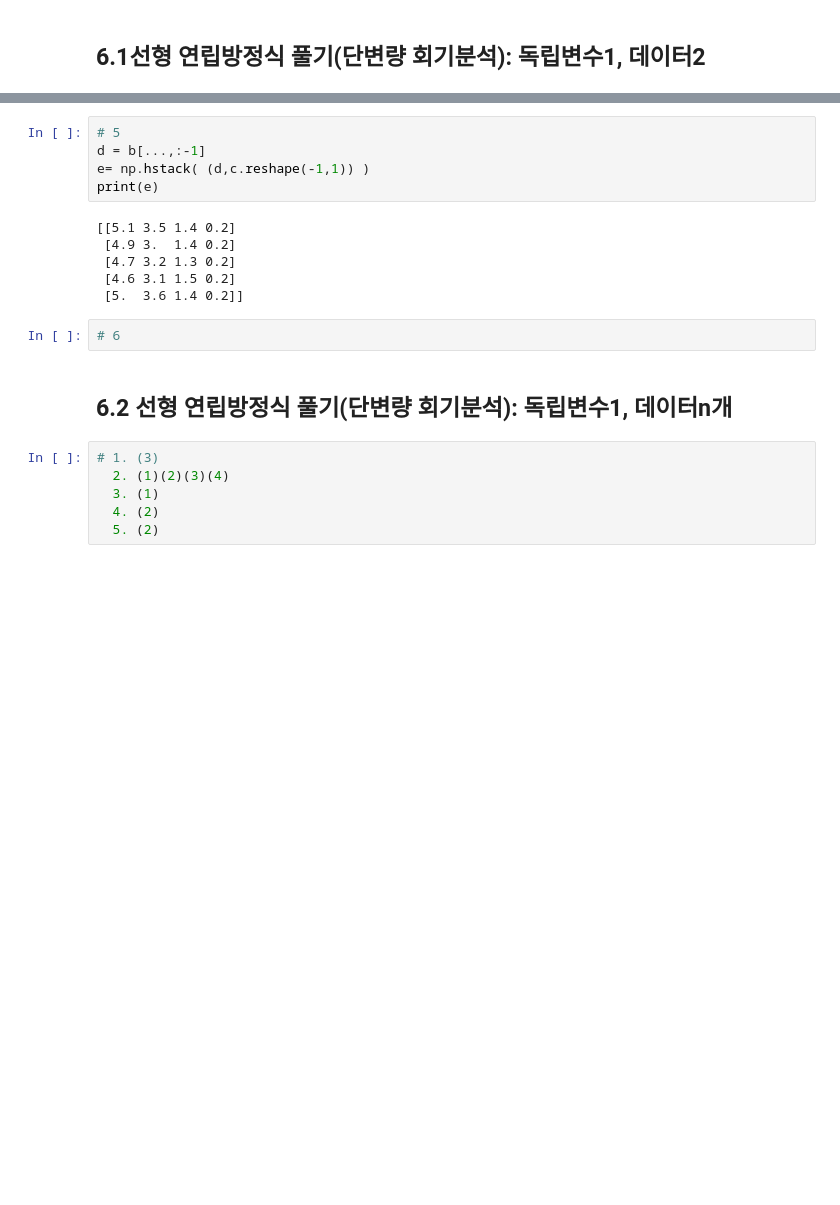
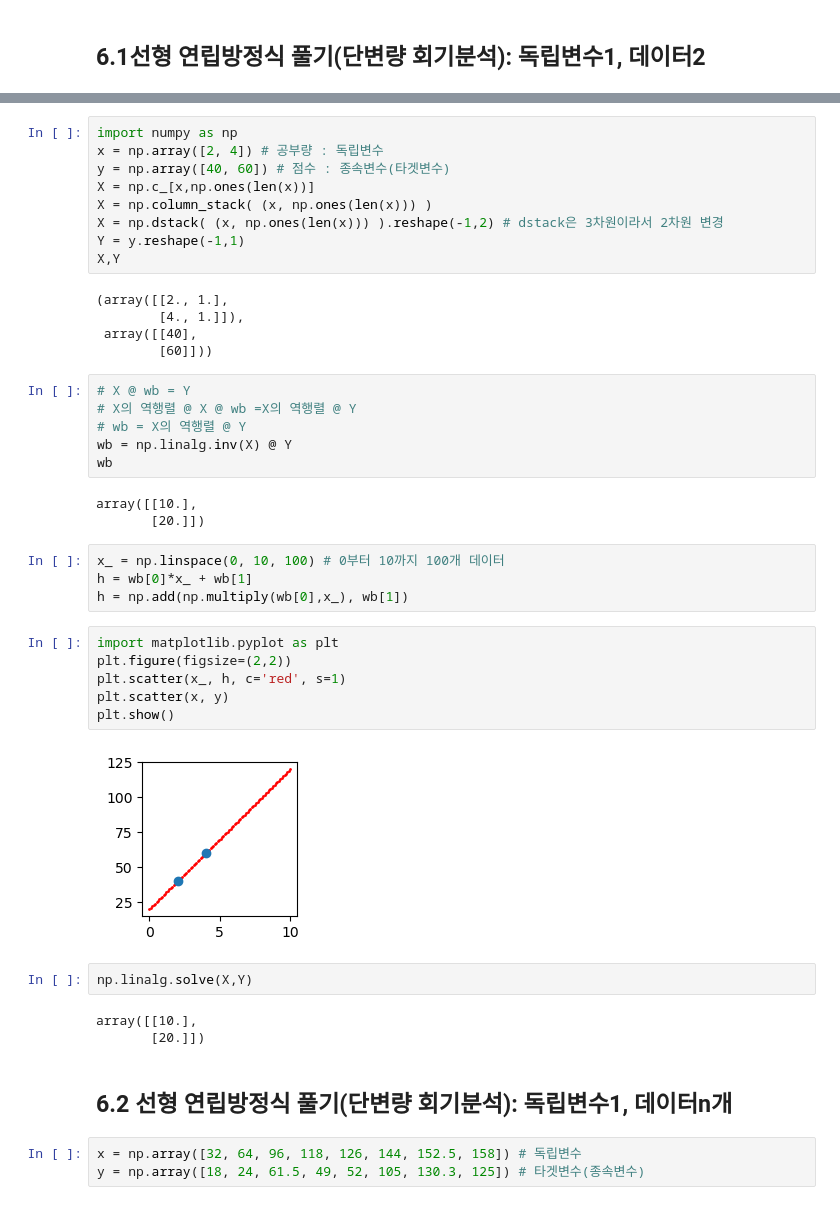
Before and after one commit to hjinyoo/ai, a Jupyter notebook: source/01_python/ch10_N차원배열다루기_4~6절.ipynb, the cells around one changed output, grey strips where cells are left out. Cells and saved outputs as stored; diff of their text form; blank space fills up the shorter version.

```diff
--- a/source/01_python/ch10_N차원배열다루기_4~6절.ipynb
+++ b/source/01_python/ch10_N차원배열다루기_4~6절.ipynb
@@ -361,21 +325,45 @@ array([0.2, 0.2, 0.2, 0.2, 0.2])
-# %%
-# 5
-d = b[...,:-1]
-e= np.hstack( (d,c.reshape(-1,1)) )
-print(e)
-# %% [output]
-[[5.1 3.5 1.4 0.2]
- [4.9 3.  1.4 0.2]
- [4.7 3.2 1.3 0.2]
- [4.6 3.1 1.5 0.2]
- [5.  3.6 1.4 0.2]]
-# %%
-# 6
+# %%
+import numpy as np
+x = np.array([2, 4]) # 공부량 : 독립변수
+y = np.array([40, 60]) # 점수 : 종속변수(타겟변수)
+X = np.c_[x,np.ones(len(x))]
+X = np.column_stack( (x, np.ones(len(x))) )
+X = np.dstack( (x, np.ones(len(x))) ).reshape(-1,2) # dstack은 3차원이라서 2차원 변경
+Y = y.reshape(-1,1)
+X,Y
+# %% [output]
+(array([[2., 1.],
+        [4., 1.]]),
+ array([[40],
+        [60]]))
+# %%
+# X @ wb = Y
+# X의 역행렬 @ X @ wb =X의 역행렬 @ Y
+# wb = X의 역행렬 @ Y
+wb = np.linalg.inv(X) @ Y
+wb
+# %% [output]
+array([[10.],
+       [20.]])
+# %%
+x_ = np.linspace(0, 10, 100) # 0부터 10까지 100개 데이터
+h = wb[0]*x_ + wb[1]
+h = np.add(np.multiply(wb[0],x_), wb[1])
+# %%
+import matplotlib.pyplot as plt
+plt.figure(figsize=(2,2))
+plt.scatter(x_, h, c='red', s=1)
+plt.scatter(x, y)
+plt.show()
+# %% [output]
+[figure, added]
+# %%
+np.linalg.solve(X,Y)
+# %% [output]
+array([[10.],
+       [20.]])
 # %% [markdown]
 ## 6.2 선형 연립방정식 풀기(단변량 회기분석): 독립변수1, 데이터n개
-# %%
-# 1. (3)
-  2. (1)(2)(3)(4)
-  3. (1)
-  4. (2)
-  5. (2)
+# %%
+x = np.array([32, 64, 96, 118, 126, 144, 152.5, 158]) # 독립변수
+y = np.array([18, 24, 61.5, 49, 52, 105, 130.3, 125]) # 타겟변수(종속변수)
```
Also changed, not shown: parts of 38 cells of this notebook, 5 other files.
